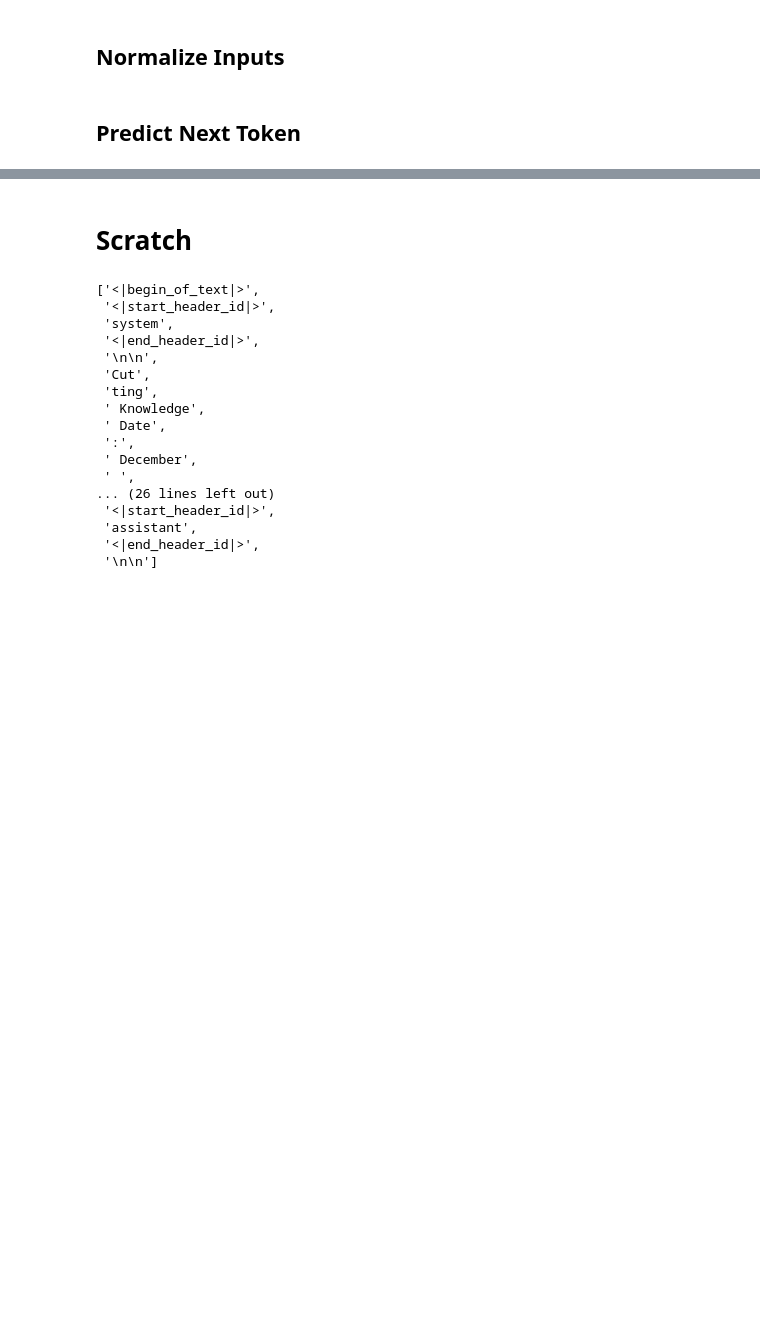
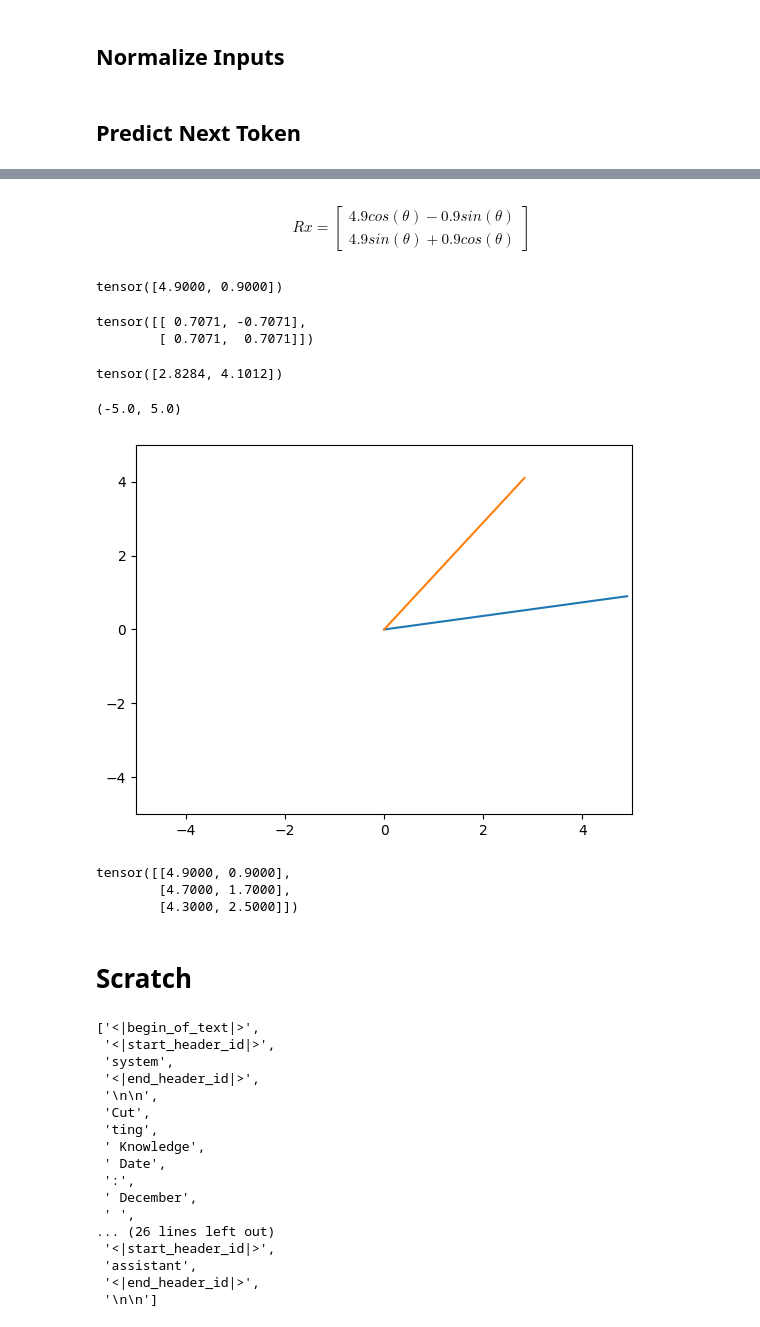
Before and after one commit to stickshift/stickshift.github.io, a Jupyter notebook: notebooks/2024-09-09-llama3/2024-09-10-llama3-2.ipynb, the cells around one changed output, grey strips where cells are left out. Drawn from its saved outputs; the diff is of its cells as text; code cells hidden in the pictures; blank space fills up the shorter version.

```diff
--- a/notebooks/2024-09-09-llama3/2024-09-10-llama3-2.ipynb
+++ b/notebooks/2024-09-09-llama3/2024-09-10-llama3-2.ipynb
@@ -544,0 +621,8 @@ assert token_id == 10406
+# %% [markdown]
+$$
+Rx =
+\begin{bmatrix}
+4.9cos(\theta) - 0.9sin(\theta) \\
+4.9sin(\theta) + 0.9cos(\theta)
+\end{bmatrix}
+$$
@@ -545,3 +631,41 @@ assert token_id == 10406
+# %%
+x = torch.tensor([4.9, 0.9])
+x
+# %% [output]
+tensor([4.9000, 0.9000])
+# %%
+theta = math.pi / 4
+R = torch.tensor([
+    [math.cos(theta), -math.sin(theta)],
+    [math.sin(theta), math.cos(theta)],
+])
+R
+# %% [output]
+tensor([[ 0.7071, -0.7071],
+        [ 0.7071,  0.7071]])
+# %%
+R@x
+# %% [output]
+tensor([2.8284, 4.1012])
+# %%
+sns.lineplot(x=[0, 4.9], y=[0, 0.9])
+sns.lineplot(x=[0, 2.83], y=[0, 4.1])
+plt.xlim([-5,5])
+plt.ylim([-5,5])
+# %% [output]
+(-5.0, 5.0)
+[figure, added]
+# %%
+x = torch.tensor([
+    [4.9, 0.9],
+    [4.7, 1.7],
+    [4.3, 2.5],
+])
+x
+# %% [output]
+tensor([[4.9000, 0.9000],
+        [4.7000, 1.7000],
+        [4.3000, 2.5000]])
 # %% [markdown]
 # Scratch
 # %%
```
Also changed, not shown: parts of 6 cells of this notebook, 2 other files.
